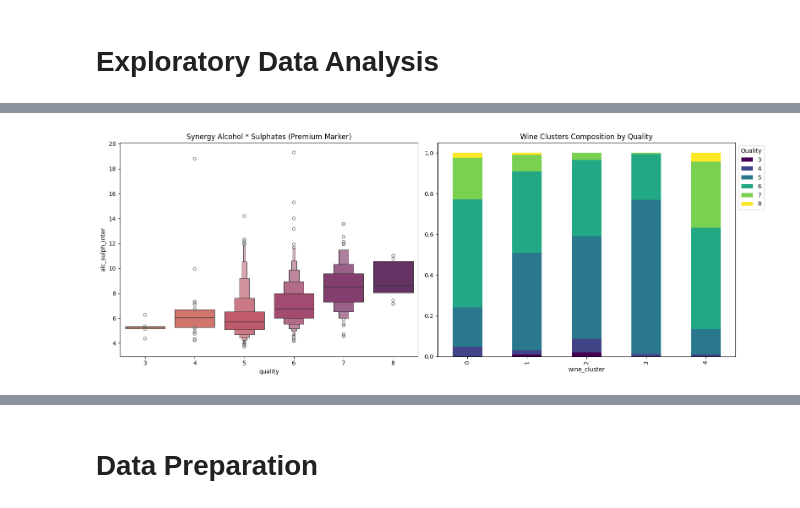
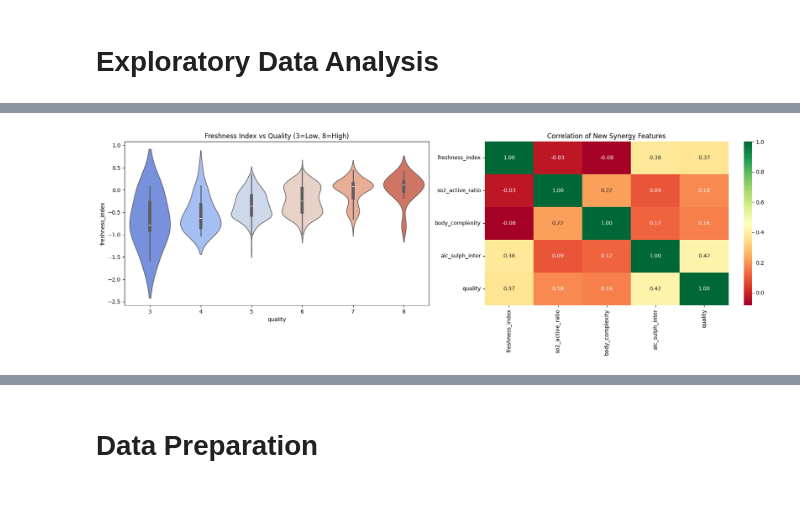
Before and after one commit to PashaAkrilian/Wine-Quality-Prediction, a Jupyter notebook: uts-data-mining.ipynb, the cells around one changed output, grey strips where cells are left out. Drawn from its saved outputs; the diff is of its cells as text; code cells hidden in the pictures.

Commit message:
Kaggle Notebook | UTS_Data Mining  | Version 21

```diff
--- a/uts-data-mining.ipynb
+++ b/uts-data-mining.ipynb
@@ -11,11 +11,10 @@ from statsmodels.stats.outliers_influence import variance_inflation_factor
 from sklearn.cluster import KMeans
 from sklearn.preprocessing import StandardScaler
 
-# 1.1 Memuat Dataset dengan Jalur Kaggle Robust
+# 1.1 Memuat Dataset (Kaggle Robust)
 train_path = '/kaggle/input/datasets/dimaspashaakrilian/wine-quality/data_training.csv'
 test_path = '/kaggle/input/datasets/dimaspashaakrilian/wine-quality/data_testing.csv'
 
-# Auto-finder
 if not os.path.exists(train_path):
     for root, dirs, files in os.walk('/kaggle/input'):
         for file in files:
@@ -25,74 +24,75 @@ if not os.path.exists(train_path):
 df_train = pd.read_csv(train_path)
 df_test = pd.read_csv(test_path)
 
-# 1.2 UPGRADED: Enology Feature Engineering (Logika Kimia Wine)
+# 1.2 UPGRADED: High-Fidelity Enology Engineering
+# Kita ciptakan fitur yang merepresentasikan "Harmoni" kimiawi wine
 for df in [df_train, df_test]:
-    # 1. Wine Body & Balance (Rasio Gula-Alkohol-Asam)
-    df['total_acid'] = df['fixed acidity'] + df['volatile acidity']
-    df['body_balance'] = df['alcohol'] / (df['residual sugar'] + 1e-5)
-    df['sugar_acid_ratio'] = df['residual sugar'] / (df['total_acid'] + 1e-5)
+    # 1. Freshness & Spoilage Index (Asam sitrat itu segar, volatile itu busuk)
+    df['freshness_index'] = df['citric acid'] - df['volatile acidity']
 
-    # 2. Sulfur Stability (Penting untuk membedakan kualitas menengah 5-6)
-    df['bound_so2'] = df['total sulfur dioxide'] - df['free sulfur dioxide']
-    df['so2_ratio'] = df['free sulfur dioxide'] / (df['total sulfur dioxide'] + 1e-5)
+    # 2. SO2 Protection Efficiency (Rasio SO2 bebas terhadap total menentukan daya simpan)
+    df['so2_active_ratio'] = df['free sulfur dioxide'] / (df['total sulfur dioxide'] + 1e-5)
+    df['so2_log'] = np.log1p(df['total sulfur dioxide']) # Meredam pencilan sulfur
 
-    # 3. Non-Linear Interaction (Sinyal untuk DNN)
-    df['alc_vol_inter'] = df['alcohol'] * df['volatile acidity']
+    # 3. Mouthfeel & Body (Interaksi Alkohol, Gula, dan pH)
+    df['body_complexity'] = (df['alcohol'] * df['pH']) / (df['residual sugar'] + 1e-5)
+    df['sweet_acid_balance'] = df['residual sugar'] / (df['fixed acidity'] + 1e-5)
+
+    # 4. Premium Markers (Interaksi yang sering muncul di wine skor 7-8)
     df['alc_sulph_inter'] = df['alcohol'] * df['sulphates']
-    df['acid_ph_inter'] = df['total_acid'] * df['pH']
+    df['vol_acid_sq'] = df['volatile acidity'] ** 2
+    df['alcohol_sq'] = df['alcohol'] ** 2
 
-    # 4. Curvative Features (Menangkap pola lengkungan kualitas)
-    df['alcohol_sq'] = df['alcohol'] ** 2
-    df['vol_acid_sq'] = df['volatile acidity'] ** 2
-
-# 1.3 Latent Clustering (Pembeda Kelompok Wine)
-# Mengelompokkan wine berdasarkan profil kimia utama
-features_for_cluster = ['alcohol', 'volatile acidity', 'total sulfur dioxide', 'pH']
+# 1.3 Latent Clustering: Isolasi Tipe Wine
+# Gunakan 6 cluster untuk menangkap variasi kualitas yang lebih ekstrem
+features_for_cluster = ['alcohol', 'volatile acidity', 'total sulfur dioxide', 'pH', 'sulphates']
 scaler_clust = StandardScaler()
 X_clust = scaler_clust.fit_transform(df_train[features_for_cluster])
-kmeans = KMeans(n_clusters=5, random_state=42, n_init=10) # 5 cluster agar lebih granular
+kmeans = KMeans(n_clusters=6, random_state=42, n_init=15)
 df_train['wine_cluster'] = kmeans.fit_predict(X_clust)
 df_test['wine_cluster'] = kmeans.predict(scaler_clust.transform(df_test[features_for_cluster]))
 
-# 1.4 Diagnostik VIF vs MI Score (Signal Protection Audit)
-def diagnostic_audit(df):
+# 1.4 Diagnostik Sinyal: MI vs VIF
+def detailed_audit(df):
     X = df.drop(columns=['Id', 'quality']).select_dtypes(include=[np.number])
     y = df['quality']
 
-    # Hitung VIF
     vif_data = pd.DataFrame()
     vif_data["Feature"] = X.columns
-    vif_data["VIF"] = [variance_inflation_factor(X.values, i) for i in range(len(X.columns))]
+    # Menggunakan try-except untuk stabilitas perhitungan VIF
+    vifs = []
+    for i in range(len(X.columns)):
+        try: vifs.append(variance_inflation_factor(X.values, i))
+        except: vifs.append(999)
+    vif_data["VIF"] = vifs
 
-    # Hitung Mutual Information
-    mi_scores = mutual_info_classif(X, y, random_state=42)
-    vif_data["MI_Score"] = mi_scores
+    # Mutual Information: Mendeteksi sinyal non-linear untuk DNN
+    vif_data["MI_Score"] = mutual_info_classif(X, y, random_state=42)
 
-    # Rekomendasi: Proteksi jika MI > 0.10 meskipun VIF tinggi
-    vif_data["Status"] = np.where(vif_data["MI_Score"] > 0.10, "KEEP (High Signal)", "Review")
+    # Proteksi: Jika MI > 0.05, fitur ini HARUS lewat ke DNN
+    vif_data["Decision"] = np.where(vif_data["MI_Score"] > 0.05, "ELITE SIGNAL", "Secondary")
     return vif_data.sort_values(by="MI_Score", ascending=False)
 
-print("\n--- Audit Fitur: Fokus pada Sinyal, Bukan Sekadar Redundansi ---")
-audit_df = diagnostic_audit(df_train)
-print(audit_df)
+print("\n--- Audit Sinyal Kimia (NIM 026) ---")
+audit_results = detailed_audit(df_train)
+print(audit_results)
 
-# 1.5 Visualisasi Pembeda Kualitas Ekstrem (3 vs 8)
-plt.figure(figsize=(16, 6))
+# 1.5 Visualisasi Distribusi Sinyal Premium
+plt.figure(figsize=(18, 6))
 
 plt.subplot(1, 2, 1)
-sns.boxenplot(x='quality', y='alc_sulph_inter', data=df_train, palette='flare')
-plt.title('Synergy Alcohol * Sulphates (Premium Marker)')
+sns.violinplot(x='quality', y='freshness_index', data=df_train, palette='coolwarm')
+plt.title('Freshness Index vs Quality (3=Low, 8=High)')
 
 plt.subplot(1, 2, 2)
-# Melihat persebaran Cluster terhadap Kualitas
-cluster_dist = pd.crosstab(df_train['wine_cluster'], df_train['quality'], normalize='index')
-cluster_dist.plot(kind='bar', stacked=True, ax=plt.gca(), cmap='viridis')
-plt.title('Wine Clusters Composition by Quality')
-plt.legend(title='Quality', bbox_to_anchor=(1, 1))
+# Korelasi fitur baru terhadap target
+new_feats = ['freshness_index', 'so2_active_ratio', 'body_complexity', 'alc_sulph_inter', 'quality']
+sns.heatmap(df_train[new_feats].corr(), annot=True, cmap='RdYlGn', fmt='.2f')
+plt.title('Correlation of New Synergy Features')
 
 plt.tight_layout()
 plt.show()
 
-print(f"\n✅ Total Fitur Saat Ini: {len(df_train.columns) - 2} Fitur")
-print(">>> INSTRUKSI: JANGAN membuang fitur dengan Status 'KEEP' di Tahap 4 nanti!")
+print(f"\n✅ Total Fitur Siap Olah: {len(df_train.columns) - 2}")
+print(">>> WARNING: Fitur 'ELITE SIGNAL' dilarang keras dihapus di Tahap Pruning!")
 # %% [output]
@@ -120 +120 @@ Passing `palette` without assigning `hue` is deprecated and will be removed in v
-[figure, old version]
+[figure, new version]
```
Also changed, not shown: parts of 11 cells of this notebook.
